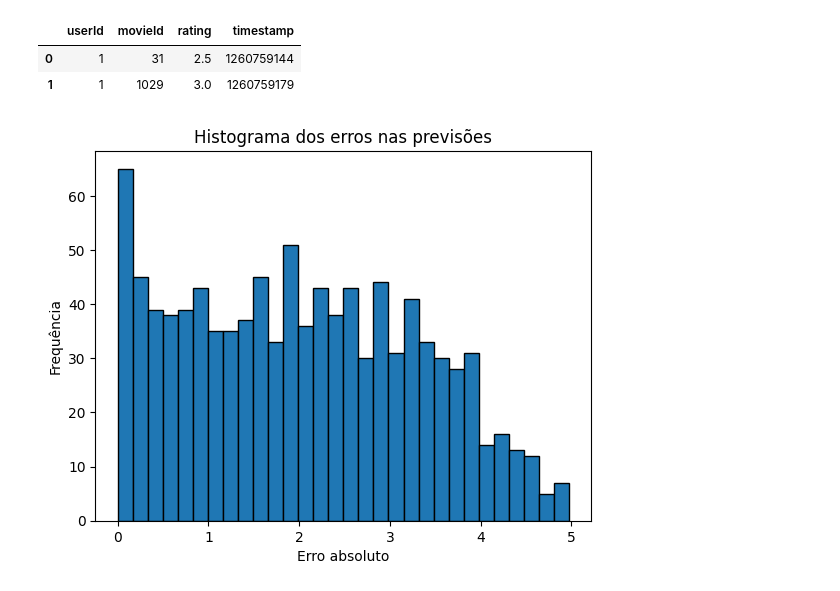
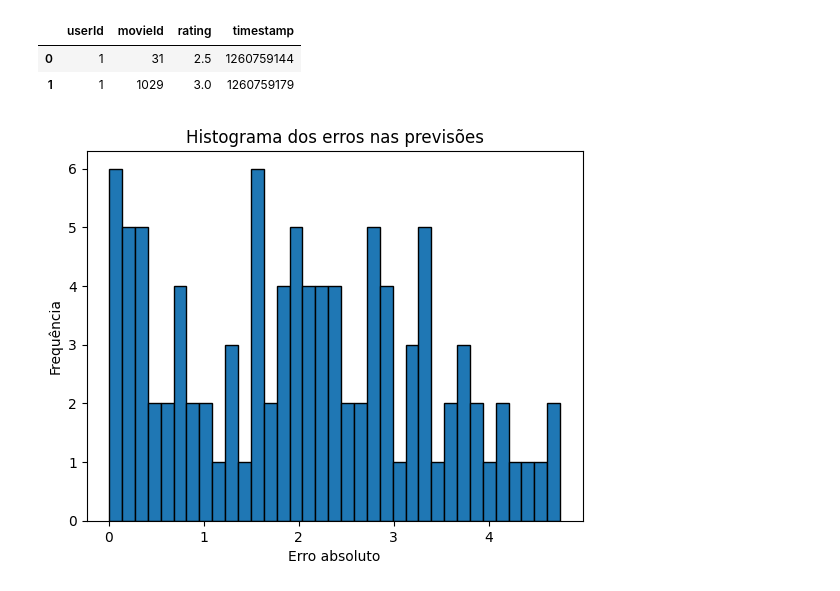
Before and after one commit to aninhaabc/DesafioNetflix, a Jupyter notebook: desafio_netflix/projeto.ipynb, the cells around one changed output. Drawn from its saved outputs; the diff is of its cells as text; code cells hidden in the pictures.

```diff
--- a/desafio_netflix/projeto.ipynb
+++ b/desafio_netflix/projeto.ipynb
@@ -39,62 +34,43 @@ df.head(2)
 # %%
 import pandas as pd
 import numpy as np
 from scipy.sparse.linalg import svds
-import random
 import matplotlib.pyplot as plt
 
-def prever_com_svd(U, S_matriz_diagonal, Vt, indices):
-    B_aproximada = np.dot(np.dot(U, S_matriz_diagonal), Vt)
-
-    predicoes = []
-    for par in indices:
-        i = par[0]
-        j = par[1]
-        predicoes.append(B_aproximada[i, j])
-
-    return np.array(predicoes)
+def svd(U, S_diag, Vt, i, j):
+    B_aproximada = U @ S_diag @ Vt
+    return B_aproximada[i, j]
 
 def main():
+    # Carregar e preparar a matriz de dados
     df = pd.read_csv('data/ratings_small.csv')
-
-    dados = pd.pivot_table(df, values='rating', index='userId', columns='movieId', fill_value=0)
-    matriz_dados = dados.to_numpy()
-
+    matriz_dados = pd.pivot_table(df, values='rating', index='userId', columns='movieId', fill_value=0).to_numpy()
     posicoes_validas = np.argwhere(matriz_dados != 0)
 
-    num_autovalores = 20
-    U, S, Vt = svds(matriz_dados, k=num_autovalores)
-    S_matriz_diagonal = np.diag(S)
+    # Decomposição SVD com 20 autovalores
+    U, S, Vt = svds(matriz_dados, k=20)
+    S_diag = np.diag(S)
 
     erros = []
-    num_iteracoes = 1000
+    num_iteracoes = 100
 
-    for iteracao in range(num_iteracoes):
-        posicao_aleatoria = np.random.choice(posicoes_validas.shape[0])
-        i = posicoes_validas[posicao_aleatoria][0]
-        j = posicoes_validas[posicao_aleatoria][1]
+    for _ in range(num_iteracoes):
+        i, j = posicoes_validas[np.random.choice(posicoes_validas.shape[0])]
 
         valor_original = matriz_dados[i, j]
+        matriz_dados[i, j] = np.random.randint(0, 6)  # Introduzir ruído
 
-        matriz_dados_ruidosa = matriz_dados.copy()
-        matriz_dados_ruidosa[i, j] = np.random.randint(0, 6)
+        predicao = svd(U, S_diag, Vt, i, j)
 
-        indices = [(i, j)]
+        erros.append(abs(valor_original - predicao))
 
-        predicao = prever_com_svd(U, S_matriz_diagonal, Vt, indices)
-
-        for pred in predicao:
-            erro = abs(valor_original - pred)
-            erros.append(erro)
-
-    # Exibir o histograma de erros
-    plt.hist(erros, bins=30, edgecolor='black')
+    plt.hist(erros, bins=35, edgecolor='black')
     plt.xlabel('Erro absoluto')
     plt.ylabel('Frequência')
     plt.title('Histograma dos erros nas previsões')
     plt.show()
 
 if __name__ == '__main__':
     main()
 # %% [output]
-[figure, old version]
+[figure, new version]
```
Also changed, not shown: parts of 1 cell of this notebook, 1 other file.
